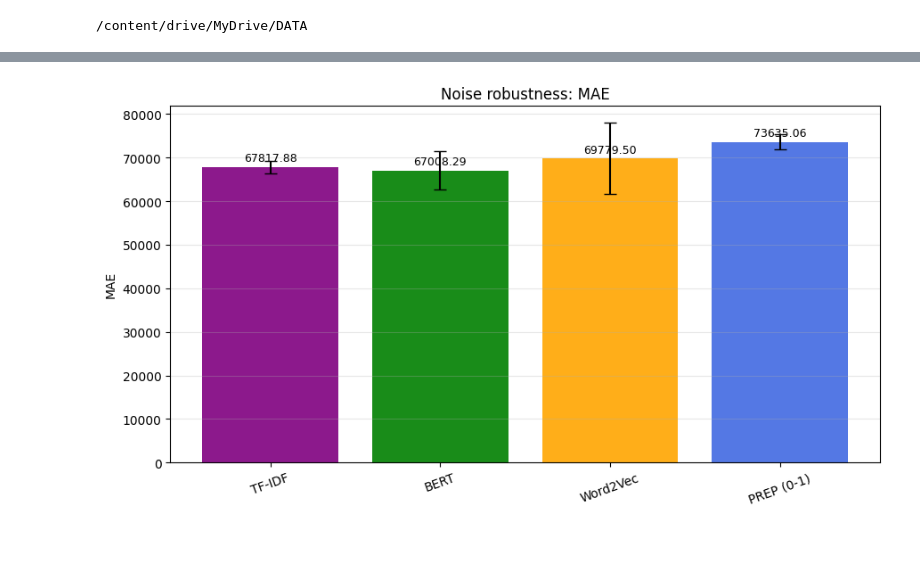
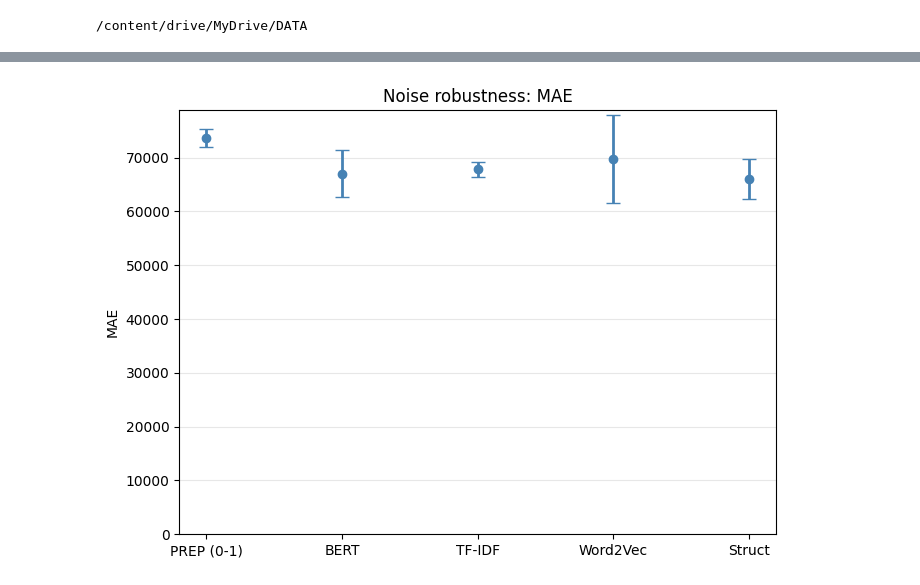
Before and after one commit to NikitM1/path-prediction, a Jupyter notebook: RandomForest.ipynb, the cells around one changed output, grey strips where cells are left out. Drawn from its saved outputs; the diff is of its cells as text; code cells hidden in the pictures; blank space fills up the shorter version.

```diff
--- a/RandomForest.ipynb
+++ b/RandomForest.ipynb
@@ -308,7 +304,7 @@ NOISY_CLUSTER_FILES = {
     "BERT":       [os.path.join(NOISE_CLUSTER_DIR, f"noise_{i}_bert.csv") for i in range(1, N_NOISE_RUNS + 1)],
     "TF-IDF":     [os.path.join(NOISE_CLUSTER_DIR, f"noise_{i}_tfidf.csv") for i in range(1, N_NOISE_RUNS + 1)],
     "Word2Vec":   [os.path.join(NOISE_CLUSTER_DIR, f"noise_{i}_w2v.csv") for i in range(1, N_NOISE_RUNS + 1)],
-    # "Struct":   [os.path.join(NOISE_CLUSTER_DIR, f"noise_{i}_struct.csv") for i in range(1, N_NOISE_RUNS + 1)],
+    "Label":   [os.path.join(NOISE_CLUSTER_DIR, f"noise_{i}_struct.csv") for i in range(1, N_NOISE_RUNS + 1)],
 }
 
 for model_name, files in NOISY_CLUSTER_FILES.items():
@@ -369,7 +366,7 @@ for run_id in range(1, N_NOISE_RUNS + 1):
             "run_id": run_id,
             "model": model_name,
             "MAE": res["MAE"],
-            "MSE": res["MSE"],
+            "RMSE": res["RMSE"],
             "MAPE": res["MAPE"],
             "Accuracy": res["Accuracy"]
         })
@@ -384,14 +381,14 @@ for run_id in range(1, N_NOISE_RUNS + 1):
     )
 
     mae_ens = mean_absolute_error(y_test, y_pred_ens)
-    mse_ens = mean_squared_error(y_test, y_pred_ens)
+    rmse_ens = root_mean_squared_error(y_test, y_pred_ens)
     mape_ens = mean_absolute_percentage_error(y_test, y_pred_ens) * 100.0
 
     #noise_results_rows.append({
     #    "run_id": run_id,
     #    "model": "Ensemble 80:10:10",
     #    "MAE": mae_ens,
-    #    "MSE": mse_ens,
+    #    "RMSE": rmse_ens,
     #    "MAPE": mape_ens,
     #})
 
@@ -425,7 +422,7 @@ agg_rows = []
 
 for model_name, g in noise_results_df.groupby("model"):
     mae_mean, mae_std, mae_lo, mae_hi = mean_std_ci95(g["MAE"].values)
-    mse_mean, mse_std, mse_lo, mse_hi = mean_std_ci95(g["MSE"].values)
+    rmse_mean, rmse_std, rmse_lo, rmse_hi = mean_std_ci95(g["RMSE"].values)
     mape_mean, mape_std, mape_lo, mape_hi = mean_std_ci95(g["MAPE"].values)
     accuracy_mean, accuracy_std, accuracy_lo, accuracy_hi = mean_std_ci95(g["Accuracy"].values)
 
@@ -437,10 +434,10 @@ for model_name, g in noise_results_df.groupby("model"):
         "MAE_CI95_low": mae_lo,
         "MAE_CI95_high": mae_hi,
 
-        "MSE_mean": mse_mean,
-        "MSE_std": mse_std,
-        "MSE_CI95_low": mse_lo,
-        "MSE_CI95_high": mse_hi,
+        "RMSE_mean": rmse_mean,
+        "RMSE_std": rmse_std,
+        "RMSE_CI95_low": rmse_lo,
+        "RMSE_CI95_high": rmse_hi,
 
         "MAPE_mean": mape_mean,
         "MAPE_std": mape_std,
@@ -453,7 +450,7 @@ for model_name, g in noise_results_df.groupby("model"):
         "Accuracy_CI95_high": accuracy_hi,
     })
 
-noise_summary = pd.DataFrame(agg_rows).sort_values("MSE_mean")
+noise_summary = pd.DataFrame(agg_rows)
 print(noise_summary)
 # %% [output]
        Модель      MAE_mean      MAE_std  MAE_CI95_low  MAE_CI95_high  \
@@ -475,60 +472,53 @@ print(noise_summary)
 1           0.274381            0.279986
 # %%
-# =========================================
-# PLOTS: NOISE ROBUSTNESS
-# =========================================
 import matplotlib.pyplot as plt
+import numpy as np
 
 def plot_metric_with_ci(df_summary, mean_col, low_col, high_col, title, ylabel, fmt="{:.2f}"):
     models_plot = df_summary["Модель"].tolist()
     x = np.arange(len(models_plot))
 
     means = df_summary[mean_col].values
     lows = df_summary[low_col].values
     highs = df_summary[high_col].values
-    errs = np.vstack([means - lows, highs - means])
+    errs = np.vstack([means - lows, highs - means]) # Correct for asymmetric error bars
 
-    colors = []
-    for m in df_summary["Модель"]:
-        if m == "BERT":
-            colors.append("green")
-        elif m == "Word2Vec":
-            colors.append("orange")
-        elif m == "PREP (0-1)":
-            colors.append("royalblue")
-        elif m == "TF-IDF":
-            colors.append("purple")
-        elif m == "Ensemble 80:10:10":
-            colors.append("crimson")
-        else:
-            colors.append("gray")
+    colors = ["steelblue"] * len(models_plot) # Keep generic colors
 
-    plt.figure(figsize=(9, 5))
-    bars = plt.bar(x, means, yerr=errs, capsize=5, color=colors, alpha=0.9)
-    plt.xticks(x, models_plot, rotation=20)
+    plt.figure(figsize=(7, 5)) # Changed figsize
+
+    # Use plt.errorbar instead of plt.bar
+    for i in range(len(models_plot)):
+        plt.errorbar(
+            x[i], # x position
+            means[i], # y position (mean)
+            yerr=[[errs[0, i]], [errs[1, i]]], # Asymmetric error bars: [[lower_error], [upper_error]]
+            fmt="o", # Marker for the mean
+            color=colors[i], # Color of the marker and error bar
+            capsize=5, # Size of the error bar caps
+            elinewidth=2 # Width of the error bar line
+        )
+
+    plt.xticks(x, models_plot) # Changed rotation
     plt.title(title)
     plt.ylabel(ylabel)
     plt.grid(axis="y", alpha=0.3)
+    plt.ylim(bottom=0) # Set y-axis to start from zero
 
-    ymax = np.nanmax(means) if len(means) > 0 else 1.0
-    offset = 0.01 * ymax if ymax != 0 else 0.01
-
-    for b, val in zip(bars, means):
-        plt.text(
-            b.get_x() + b.get_width()/2,
-            b.get_height() + offset,
-            fmt.format(val),
-            ha="center",
-            va="bottom",
-            fontsize=9
-        )
+    # Removed the text labels for mean values as requested
 
     plt.tight_layout()
     plt.show()
 
-plot_metric_with_ci(noise_summary, "MAE_mean", "MAE_CI95_low", "MAE_CI95_high", "Noise robustness: MAE", "MAE")
-plot_metric_with_ci(noise_summary, "MSE_mean", "MSE_CI95_low", "MSE_CI95_high", "Noise robustness: MSE", "MSE")
-plot_metric_with_ci(noise_summary, "MAPE_mean", "MAPE_CI95_low", "MAPE_CI95_high", "Noise robustness: MAPE", "MAPE (%)")
-plot_metric_with_ci(noise_summary, "Accuracy_mean", "Accuracy_CI95_low", "Accuracy_CI95_high", "Noise robustness: Accuracy", "Accuracy")
+# Define the desired order for the noise robustness plots
+desired_order_noise_plots = ['PREP (0-1)', 'BERT', 'TF-IDF', 'Word2Vec', 'Label']
+
+# Filter noise_summary to include only the models in the desired order and reindex
+noise_summary_ordered = noise_summary.set_index('Модель').loc[desired_order_noise_plots].reset_index()
+
+plot_metric_with_ci(noise_summary_ordered, "MAE_mean", "MAE_CI95_low", "MAE_CI95_high", "Noise robustness: MAE", "MAE")
+plot_metric_with_ci(noise_summary_ordered, "RMSE_mean", "RMSE_CI95_low", "RMSE_CI95_high", "Noise robustness: RMSE", "RMSE")
+plot_metric_with_ci(noise_summary_ordered, "MAPE_mean", "MAPE_CI95_low", "MAPE_CI95_high", "Noise robustness: MAPE", "MAPE (%)")
+plot_metric_with_ci(noise_summary_ordered, "Accuracy_mean", "Accuracy_CI95_low", "Accuracy_CI95_high", "Noise robustness: Accuracy", "Accuracy")
 # %% [output]
-[figure, old version]
+[figure, new version]
```
Also changed, not shown: parts of 6 cells of this notebook, 2 other files.
